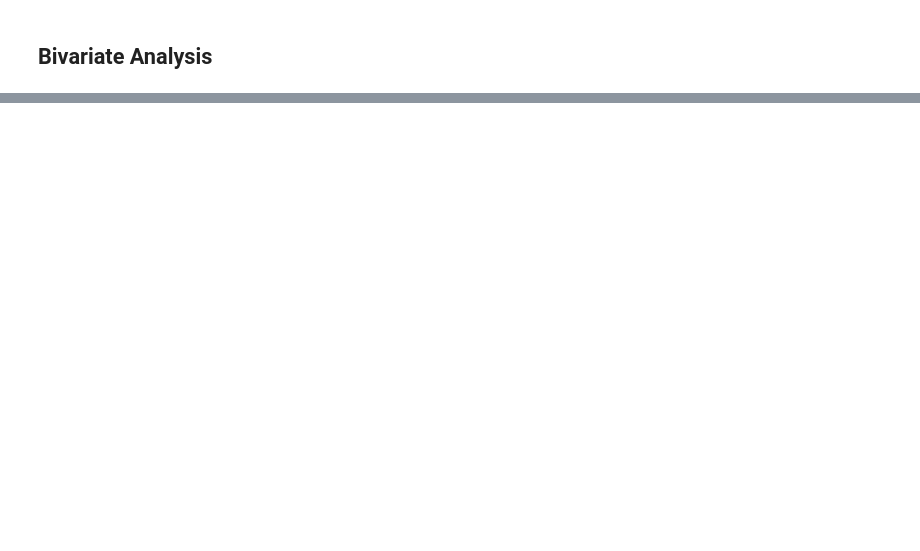
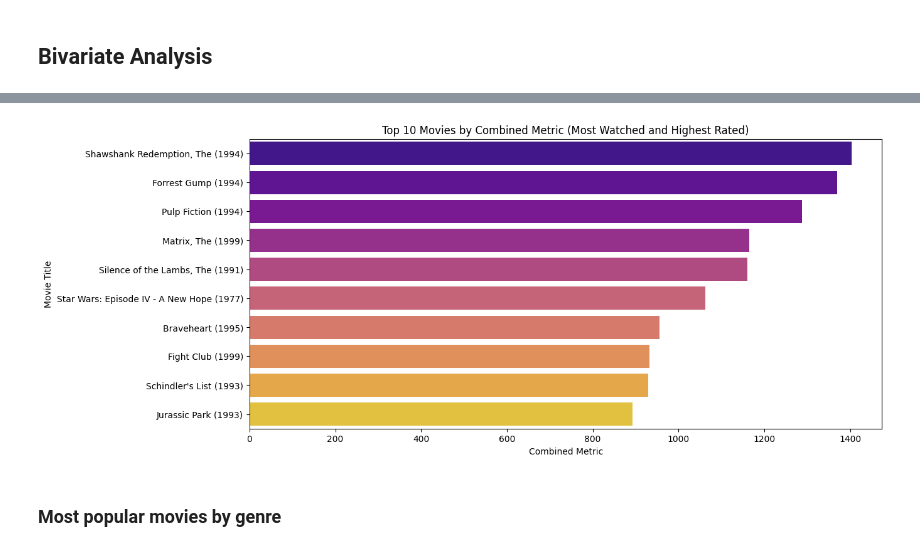
Before and after one commit to GraceRKimotho/Phase_4-Project, a Jupyter notebook: Movie_Recommendation.ipynb, the cells around one changed output, grey strips where cells are left out. Cells and saved outputs as stored; diff of their text form; code cells hidden in the pictures; blank space fills up the shorter version.

```diff
--- a/Movie_Recommendation.ipynb
+++ b/Movie_Recommendation.ipynb
@@ -625,0 +518,11 @@ Best SVD RMSE: 0.8449204643717945
+# %%
+# Merging the ratings and movies DataFrames
+merged_dataset = pd.merge(rt_df, mv_df, on='movieId', how='left')
+# %%
+# Count how many people rated each movie
+ratings_per_movie = merged_dataset.groupby('title')['userId'].count().reset_index(name='num_ratings')
+
+# Only keep movies that got at least a hundred ratings
+top_rated_movies = ratings_per_movie[ratings_per_movie['num_ratings'] >= 100]
+
+top_rated_movies
@@ -625,0 +543,11 @@ Best SVD RMSE: 0.8449204643717945
+# %%
+# Combine the original data with only the popular movies
+popular_movies_dataset = pd.merge(merged_dataset, top_rated_movies, on='title', how='inner')
+
+# Find the average rating for each movie
+movie_average_ratings = popular_movies_dataset.groupby('title')['rating'].mean().reset_index()
+
+# Add the average rating column to the top_rated_movies DataFrame
+top_rated_movies = pd.merge(top_rated_movies, movie_average_ratings, on='title', how='left')
+
+top_rated_movies
@@ -625,0 +568,8 @@ Best SVD RMSE: 0.8449204643717945
+# %%
+# Create a special combined score by considering both the average rating and the number of ratings
+popular_movies_dataset['combined_metric'] = popular_movies_dataset['rating'] * (popular_movies_dataset['num_ratings'].apply(lambda x: min(1, x / 100)))
+# Sort the movies based on the combined score from highest to lowest
+ranked_movies = popular_movies_dataset.groupby('title')['combined_metric'].sum().reset_index()
+ranked_movies = ranked_movies.sort_values(by='combined_metric', ascending=False)
+
+ranked_movies
@@ -625,0 +590,12 @@ Best SVD RMSE: 0.8449204643717945
+# %%
+# Cool bar plot to show the top 10 movies with the best combined score
+plt.figure(figsize=(13, 6))
+sns.barplot(x="combined_metric", y="title", data=ranked_movies.head(10), palette="plasma")
+plt.title("Top 10 Movies by Combined Metric (Most Watched and Highest Rated)")
+plt.xlabel("Combined Metric")
+plt.ylabel("Movie Title")
+plt.show()
+# %% [output]
+[figure, added]
+# %% [markdown]
+### Most popular movies by genre
```
Also changed, not shown: parts of 107 cells of this notebook.
